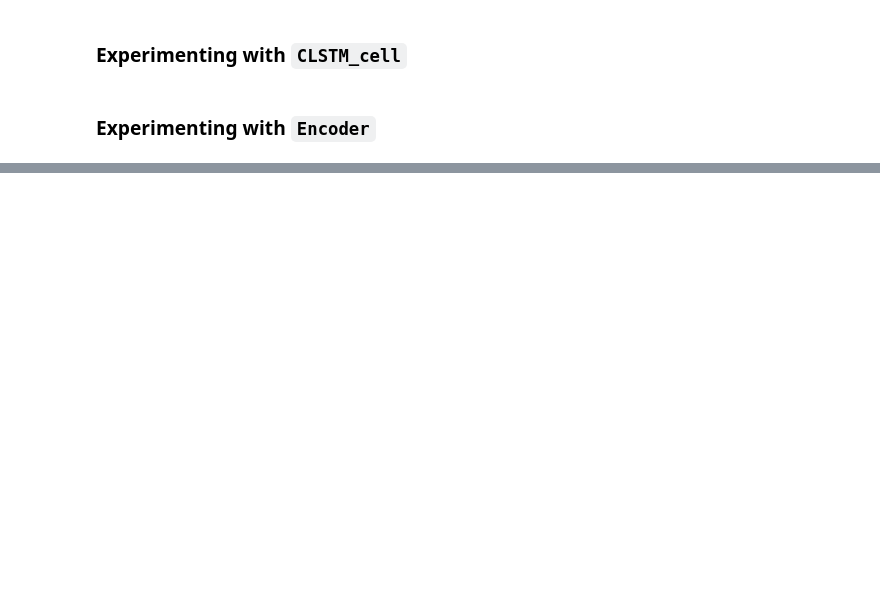
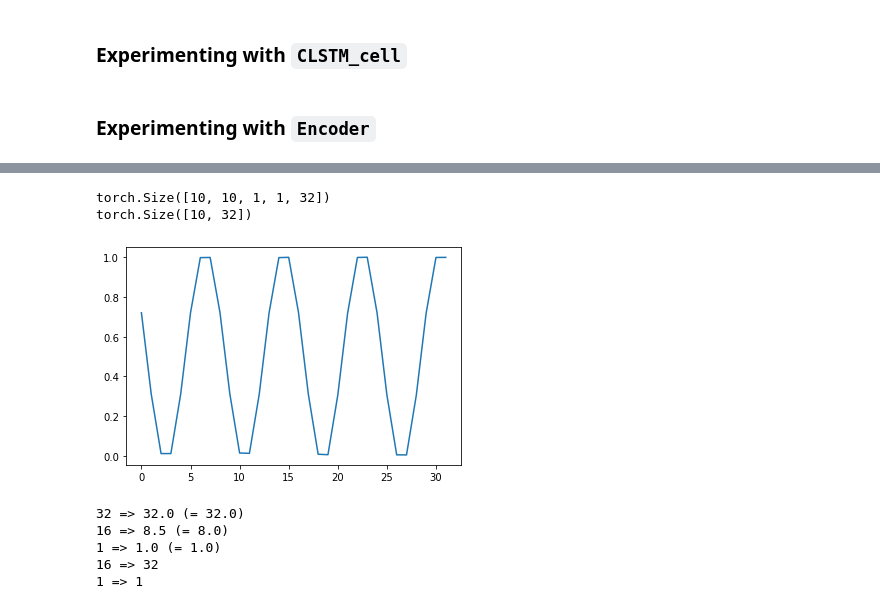
Before and after one commit to nnnpooh/pfc-ml, a Jupyter notebook: T04 - Pytorch ConvLSTM/C3 - ConvLSTM-En-De.ipynb, the cells around one changed output, grey strips where cells are left out. Saved outputs shown, nothing was run; the diff lists cells and outputs as text; code cells hidden in the pictures; blank space fills up the shorter version.

```diff
--- a/T04 - Pytorch ConvLSTM/C3 - ConvLSTM-En-De.ipynb
+++ b/T04 - Pytorch ConvLSTM/C3 - ConvLSTM-En-De.ipynb
@@ -329,0 +459,14 @@ torch.Size([12, 11, 96, 16, 16]) torch.Size([11, 96, 16, 16]) torch.Size([11, 96
+# %%
+ds = MyDataset(dataScaled, seq_length, num_channels, frame_size)
+train_loader = DataLoader(ds, shuffle=True, batch_size=batch_size)
+# %%
+train_, phi_ = next(iter(train_loader))
+print(train_.shape)
+print(phi_.shape)
+train = train_[0, 0, -1, 0, :].cpu().detach().numpy()
+plt.plot(train)
+plt.show()
+# %% [output]
+torch.Size([10, 10, 1, 1, 32])
+torch.Size([10, 32])
+[figure, added]
@@ -329,0 +514,31 @@ torch.Size([12, 11, 96, 16, 16]) torch.Size([11, 96, 16, 16]) torch.Size([11, 96
+# %%
+def calConvSize(Win, kernel_size, stride, padding):
+    # The size is the floor value.
+    # https://discuss.pytorch.org/t/how-to-calculate-the-output-size-after-conv2d-in-pytorch/20405
+    Wout = ((Win - kernel_size + 2 * padding) / stride) + 1
+    print(f"{Win} => {Wout} (= {np.floor(Wout)}) ")
+
+
+def calTransConvSize(Win, kernel_size, stride, padding, dilation=1, output_padding=0):
+    Wout = (
+        (Win - 1) * stride
+        - 2 * padding
+        + dilation * (kernel_size - 1)
+        + output_padding
+        + 1
+    )
+    print(f"{Win} => {Wout}")
+
+
+calConvSize(Win=32, kernel_size=3, stride=1, padding=1)
+calConvSize(Win=16, kernel_size=3, stride=2, padding=1)
+calConvSize(Win=1, kernel_size=1, stride=1, padding=0)
+
+calTransConvSize(Win=16, kernel_size=4, stride=2, padding=1)
+calTransConvSize(Win=1, kernel_size=1, stride=1, padding=0)
+# %% [output]
+32 => 32.0 (= 32.0)
+16 => 8.5 (= 8.0)
+1 => 1.0 (= 1.0)
+16 => 32
+1 => 1
```
Also changed, not shown: parts of 29 cells of this notebook, 2 other files.
